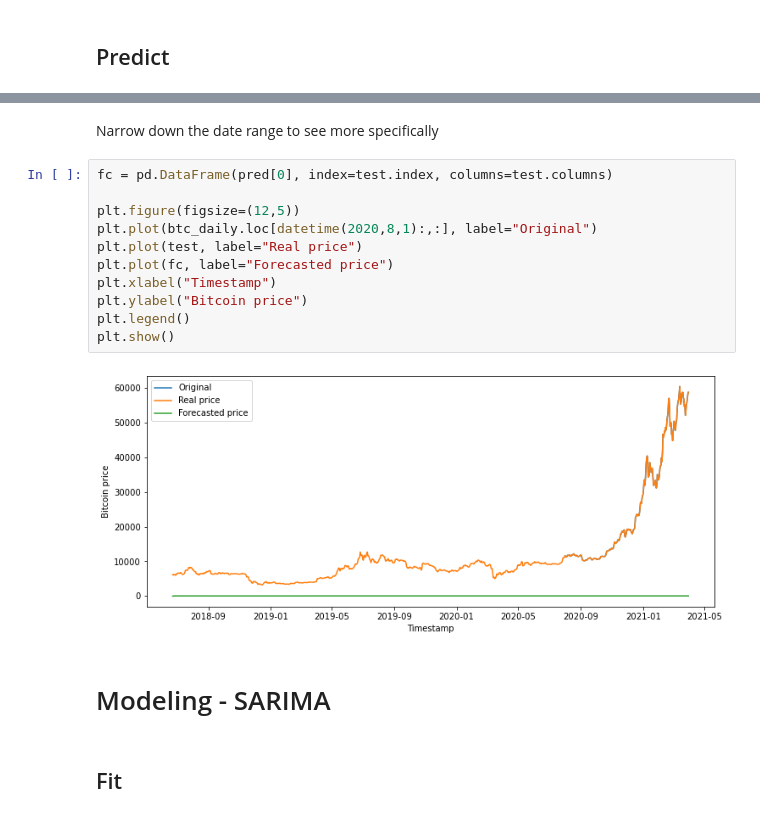
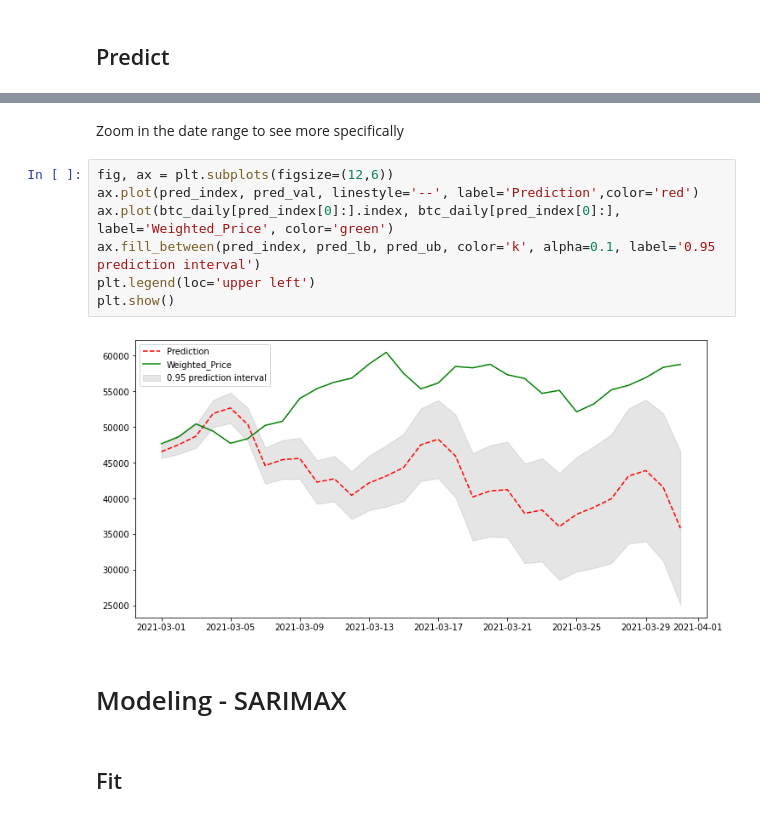
Before and after one commit to aquarius101204/DataScienceCapstoneProjects, a Jupyter notebook: 3rdCapstoneProject_Final/Unit27.1.1_Pre-processing_Work_and_Model_Final.ipynb, the cells around one changed output, grey strips where cells are left out. Drawn from its saved outputs; the diff is of its cells as text.

```diff
--- a/3rdCapstoneProject_Final/Unit27.1.1_Pre-processing_Work_and_Model_Final.ipynb
+++ b/3rdCapstoneProject_Final/Unit27.1.1_Pre-processing_Work_and_Model_Final.ipynb
@@ -373,20 +352,16 @@ Text(0.5, 0.98, 'ARIMA (2, 1, 2) Prediction Results (r2 score : -1.07)')
 # %% [markdown]
-Narrow down the date range to see more specifically
+Zoom in the date range to see more specifically
-# %%
-fc = pd.DataFrame(pred[0], index=test.index, columns=test.columns)
-
-plt.figure(figsize=(12,5))
-plt.plot(btc_daily.loc[datetime(2020,8,1):,:], label="Original")
-plt.plot(test, label="Real price")
-plt.plot(fc, label="Forecasted price")
-plt.xlabel("Timestamp")
-plt.ylabel("Bitcoin price")
-plt.legend()
-plt.show()
-# %% [output]
-[figure, removed]
+# %%
+fig, ax = plt.subplots(figsize=(12,6))
+ax.plot(pred_index, pred_val, linestyle='--', label='Prediction',color='red')
+ax.plot(btc_daily[pred_index[0]:].index, btc_daily[pred_index[0]:], label='Weighted_Price', color='green')
+ax.fill_between(pred_index, pred_lb, pred_ub, color='k', alpha=0.1, label='0.95 prediction interval')
+plt.legend(loc='upper left')
+plt.show()
+# %% [output]
+[figure, added]
 # %% [markdown]
-# Modeling - SARIMA
+# Modeling - SARIMAX
 # %% [markdown]
 ## Fit
 # %%
```
Also changed, not shown: parts of 26 cells of this notebook.
